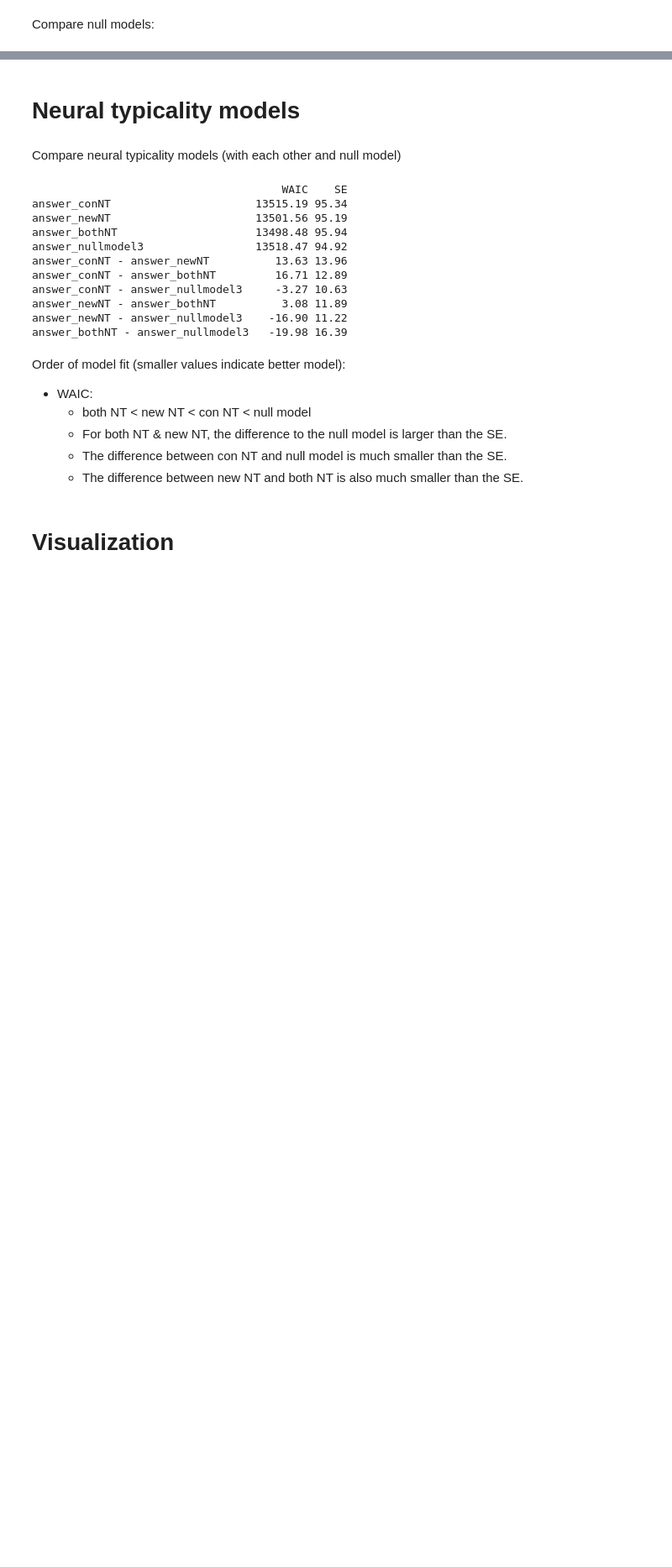
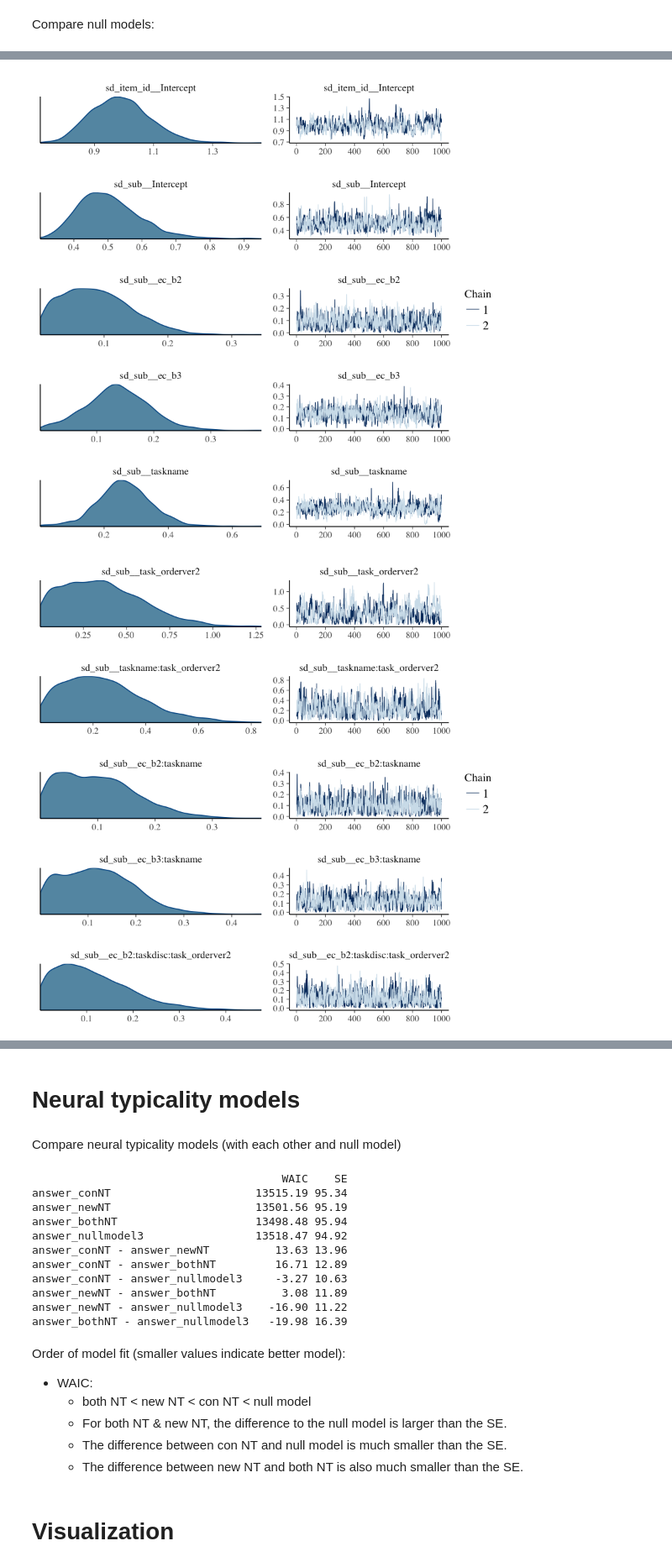
Before and after one commit to oliver-contier/ri_hmax, a Jupyter notebook: brms_analysis.ipynb, the cells around one changed output, grey strips where cells are left out. Shown at 84% size. Saved outputs shown, nothing was run; the diff lists cells and outputs as text; code cells hidden in the pictures; blank space fills up the shorter version.

```diff
--- a/brms_analysis.ipynb
+++ b/brms_analysis.ipynb
@@ -137,0 +141,5 @@ Hence, our typicality models will be assigned the same rfx structure as null mod
+# %%
+plot(answer_nullmodel5, pars="^sd")
+# %% [output]
+[figure, added]
+[figure, added]
```
Also changed, not shown: parts of 11 cells of this notebook, 4 other files.
